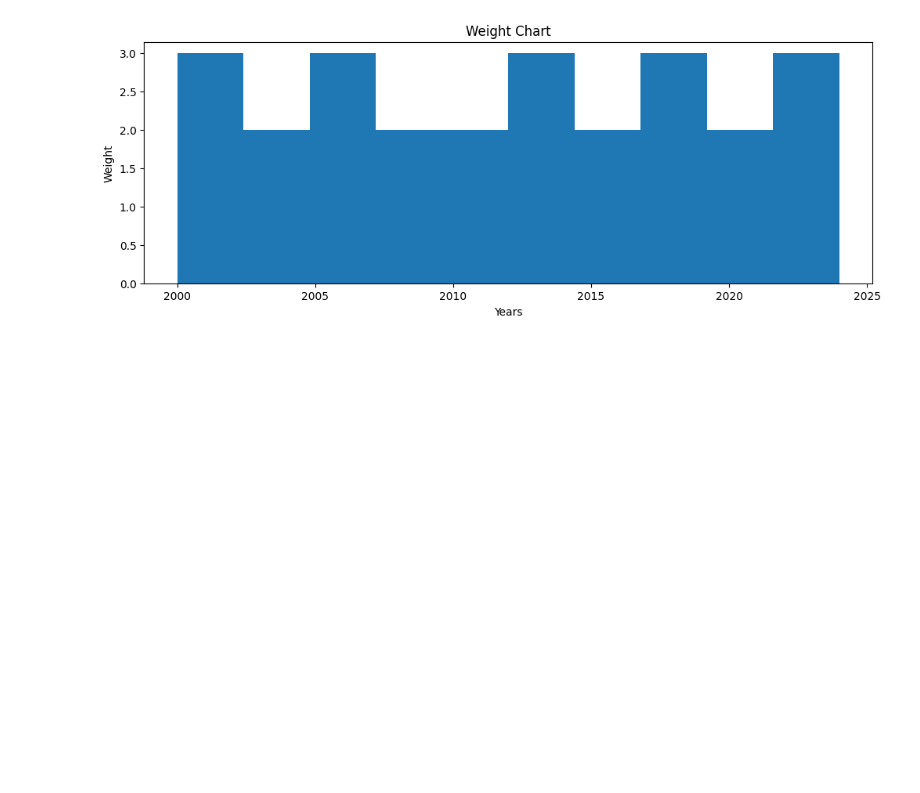
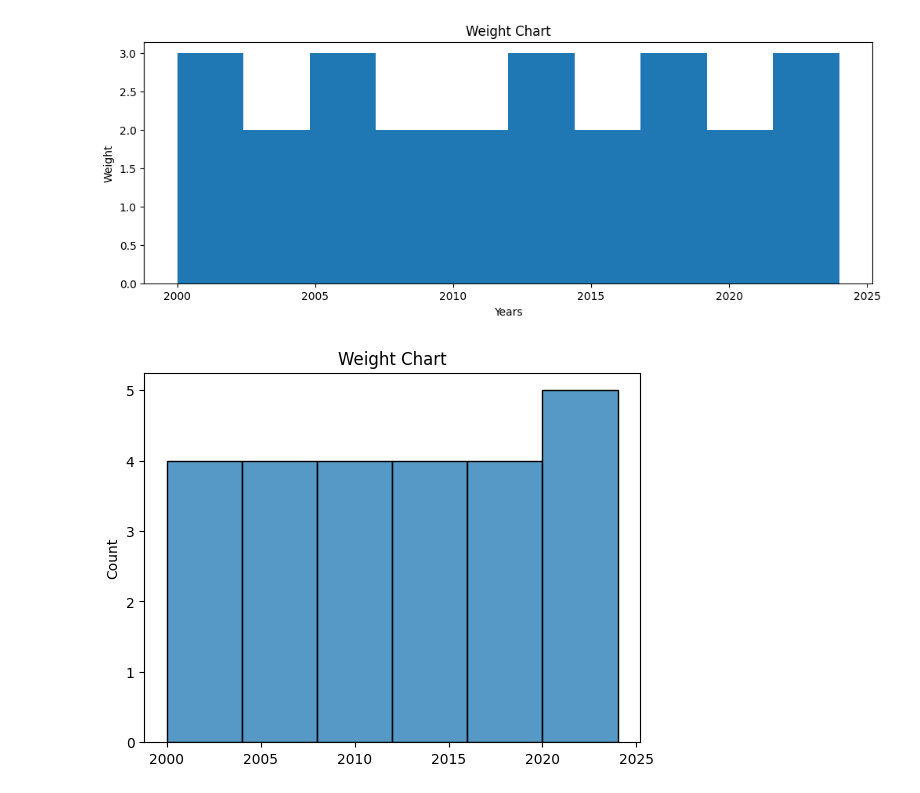
Before and after one commit to SoRaz049/Lesson, a Jupyter notebook: Learning/Matplot_learning.ipynb, the cells around one changed output. Cells and saved outputs as stored; diff of their text form; code cells hidden in the pictures; blank space fills up the shorter version.

```diff
--- a/Learning/Matplot_learning.ipynb
+++ b/Learning/Matplot_learning.ipynb
@@ -74,3 +73,10 @@ plt.title("Weight Chart")
 plt.show()
 # %% [output]
 [figure]
+# %%
+import seaborn as sns
+sns.histplot(years)
+plt.title("Weight Chart")
+plt.show()
+# %% [output]
+[figure, added]
```
Also changed, not shown: parts of 4 cells of this notebook.
